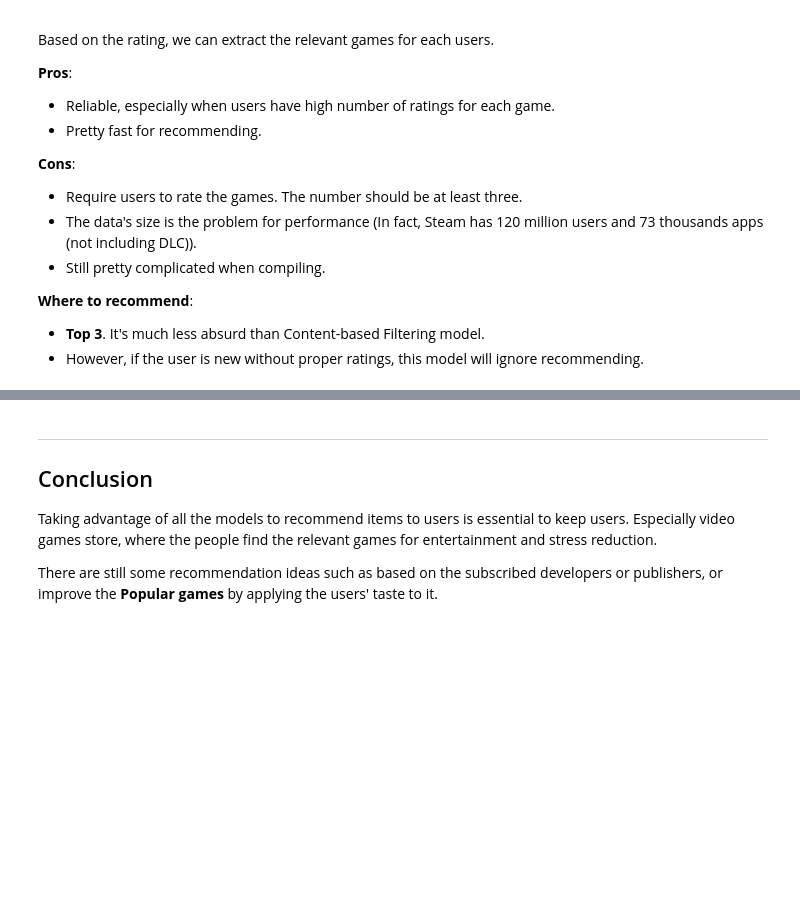
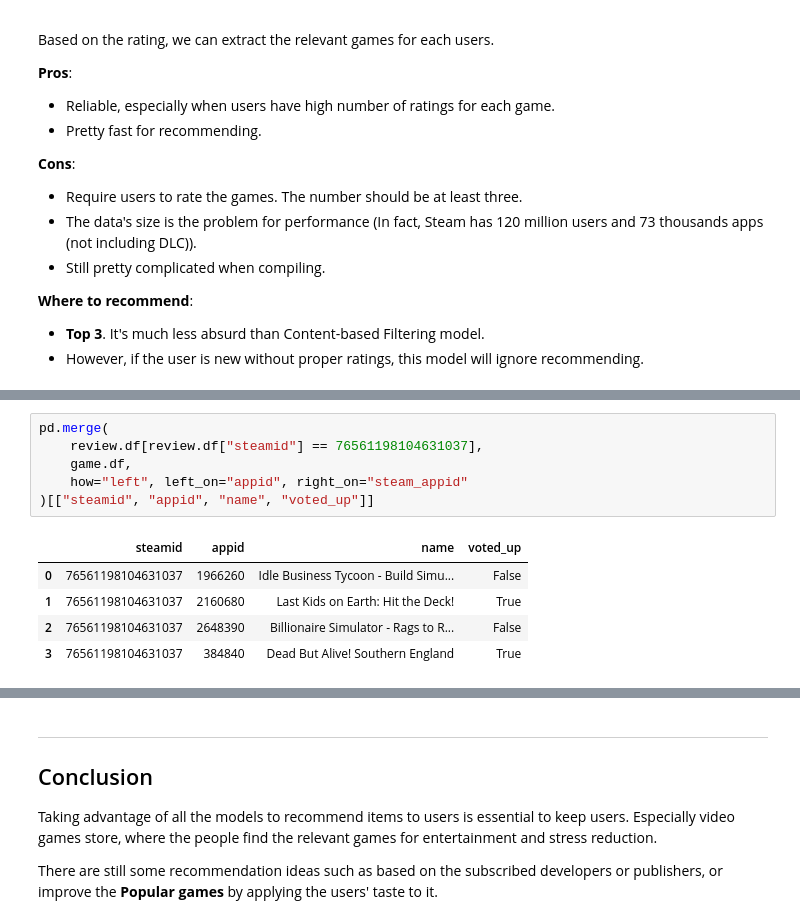
Before and after one commit to lephu13502/Steam-DB-Analysis, a Jupyter notebook: modeling_recommendation_v3.ipynb, the cells around one changed output, grey strips where cells are left out. Saved outputs shown, nothing was run; the diff lists cells and outputs as text; blank space fills up the shorter version.

```diff
--- a/modeling_recommendation_v3.ipynb
+++ b/modeling_recommendation_v3.ipynb
@@ -321,2 +346,14 @@ Based on the rating, we can extract the relevant games for each users.
+# %%
+pd.merge(
+	review.df[review.df["steamid"] == 76561198104631037],
+	game.df,
+	how="left", left_on="appid", right_on="steam_appid"
+)[["steamid", "appid", "name", "voted_up"]]
+# %% [output]
+|  | steamid | appid | name | voted_up |
+| 0 | 76561198104631037 | 1966260 | Idle Business Tycoon - Build Simu... | False |
+| 1 | 76561198104631037 | 2160680 | Last Kids on Earth: Hit the Deck! | True |
+| 2 | 76561198104631037 | 2648390 | Billionaire Simulator - Rags to R... | False |
+| 3 | 76561198104631037 | 384840 | Dead But Alive! Southern England | True |
 # %%
 review.get_top_10(
```
Also changed, not shown: parts of 7 cells of this notebook.
